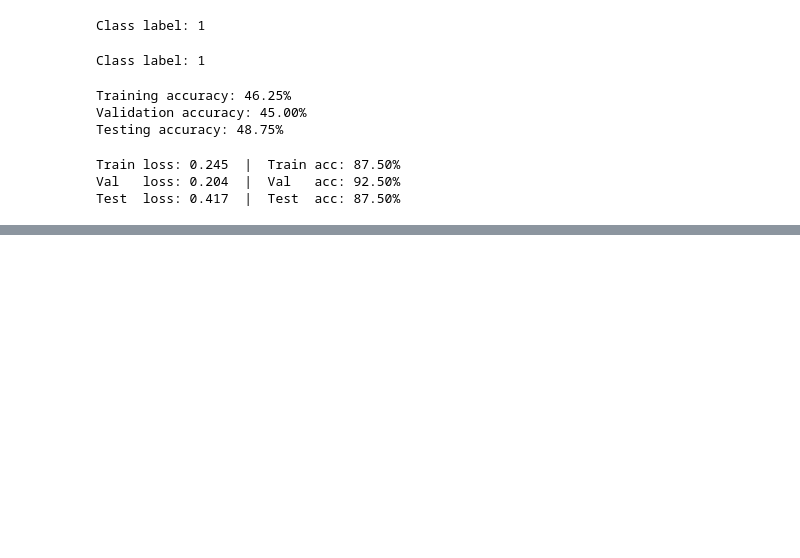
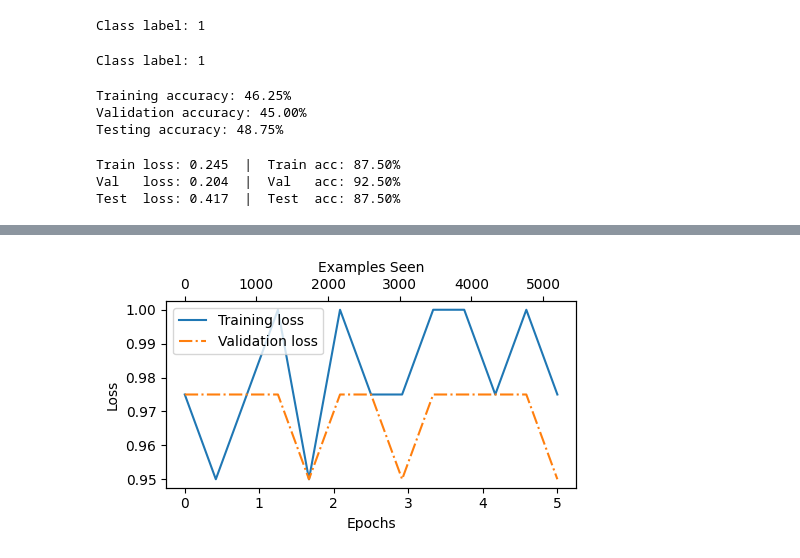
Before and after one commit to DeeKay3745/LargeLanguageModel, a Jupyter notebook: classificationfinetuning.ipynb, the cells around one changed output, grey strips where cells are left out. Cells and saved outputs as stored; diff of their text form; code cells hidden in the pictures; blank space fills up the shorter version.

```diff
--- a/classificationfinetuning.ipynb
+++ b/classificationfinetuning.ipynb
@@ -463,0 +464,23 @@ Training completed in  4.36 minutes
+# %%
+import matplotlib.pyplot as plt
+def plot_values(
+        epochs_seen, example_seen, train_values, val_values, label = "loss"):
+    fig, ax1 = plt.subplots(figsize = (5,3))
+    ax1.plot(epochs_seen, train_values, label=f"Training {label}")
+    ax1.plot(epochs_seen, val_values, linestyle ="-.",
+             label = f"Validation {label}")
+    ax1.set_xlabel("Epochs")
+    ax1.set_ylabel(label.capitalize())
+    ax1.legend()
+    ax2 = ax1.twiny()
+    ax2.plot(example_seen, train_values, alpha =0 )
+    ax2.set_xlabel("Examples Seen")
+
+    fig.tight_layout()
+    plt.savefig(f"{label}-plot.pdf")
+    plt.show()
+epochs_tensor = torch.linspace(0, num_epochs, len(train_losses))
+example_seen_tensor = torch.linspace(0, example_seen, len(train_losses))
+plot_values(epochs_tensor, example_seen_tensor, train_losses, val_losses )
+# %% [output]
+[figure, added]
```
Also changed, not shown: parts of 3 cells of this notebook, 2 other files.
